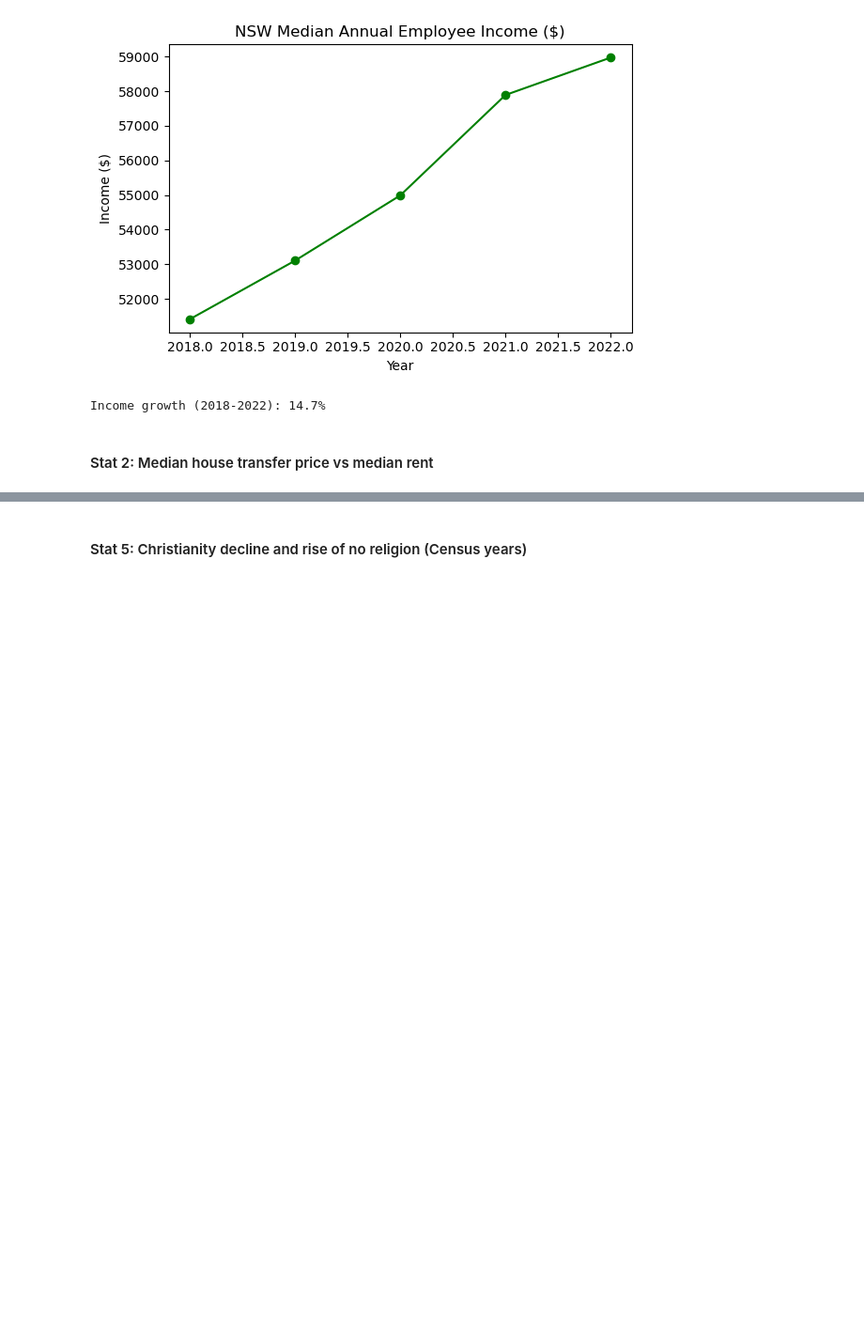
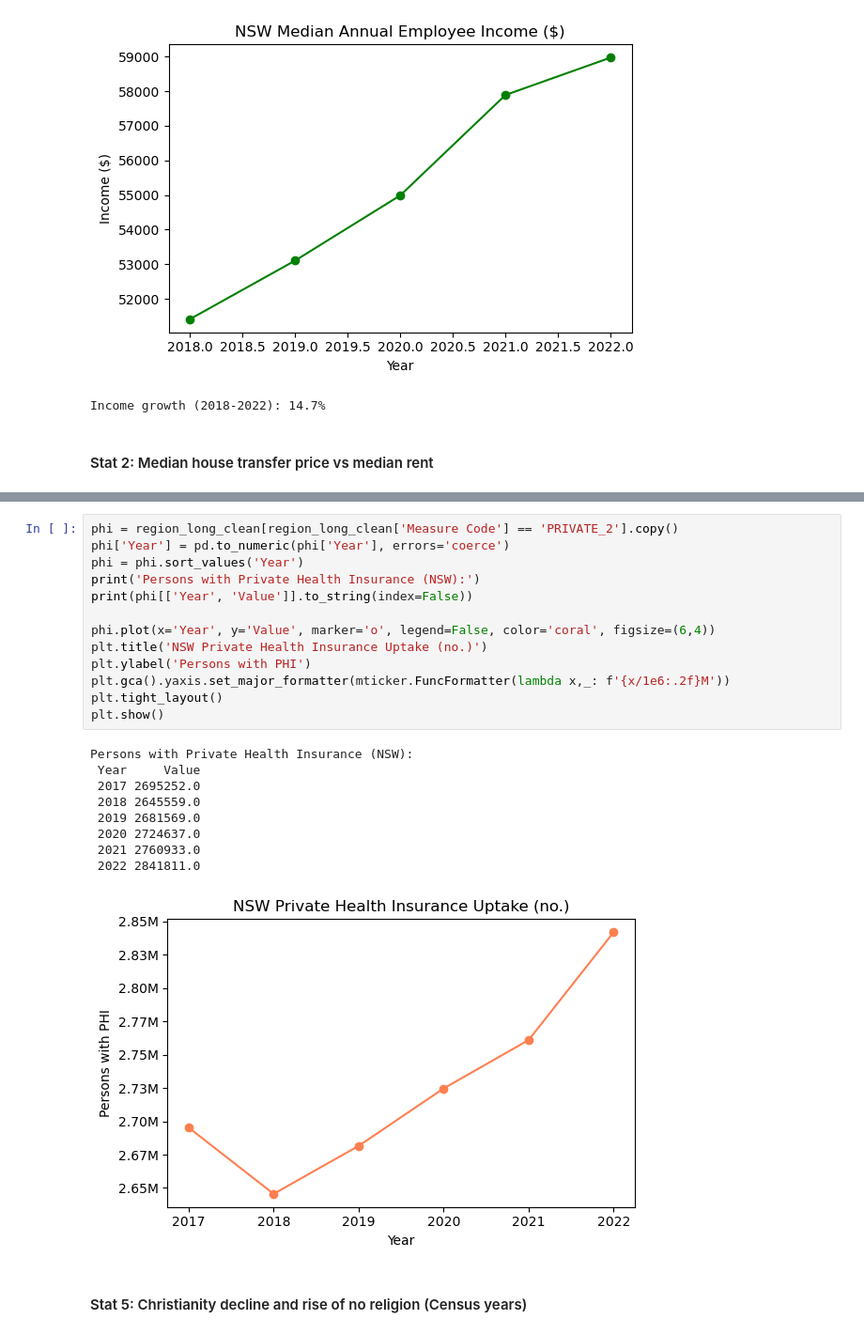
Before and after one commit to Rven66/DATA2001-Assignment_1, a Jupyter notebook: DATA2001-Assignment_1.ipynb, the cells around one changed output, grey strips where cells are left out. Shown at 94% size. Cells and saved outputs as stored; diff of their text form; blank space fills up the shorter version.

```diff
--- a/DATA2001-Assignment_1.ipynb
+++ b/DATA2001-Assignment_1.ipynb
@@ -279,2 +296,25 @@ region_long_clean[region_long_clean['Measure Code'] == 'STRESS_15'][['Year', 'Va
+# %%
+phi = region_long_clean[region_long_clean['Measure Code'] == 'PRIVATE_2'].copy()
+phi['Year'] = pd.to_numeric(phi['Year'], errors='coerce')
+phi = phi.sort_values('Year')
+print('Persons with Private Health Insurance (NSW):')
+print(phi[['Year', 'Value']].to_string(index=False))
+
+phi.plot(x='Year', y='Value', marker='o', legend=False, color='coral', figsize=(6,4))
+plt.title('NSW Private Health Insurance Uptake (no.)')
+plt.ylabel('Persons with PHI')
+plt.gca().yaxis.set_major_formatter(mticker.FuncFormatter(lambda x,_: f'{x/1e6:.2f}M'))
+plt.tight_layout()
+plt.show()
+# %% [output]
+Persons with Private Health Insurance (NSW):
+ Year     Value
+ 2017 2695252.0
+ 2018 2645559.0
+ 2019 2681569.0
+ 2020 2724637.0
+ 2021 2760933.0
+ 2022 2841811.0
+[figure, added]
 # %% [markdown]
 #### Stat 5: Christianity decline and rise of no religion (Census years)
```
Also changed, not shown: parts of 6 cells of this notebook.
